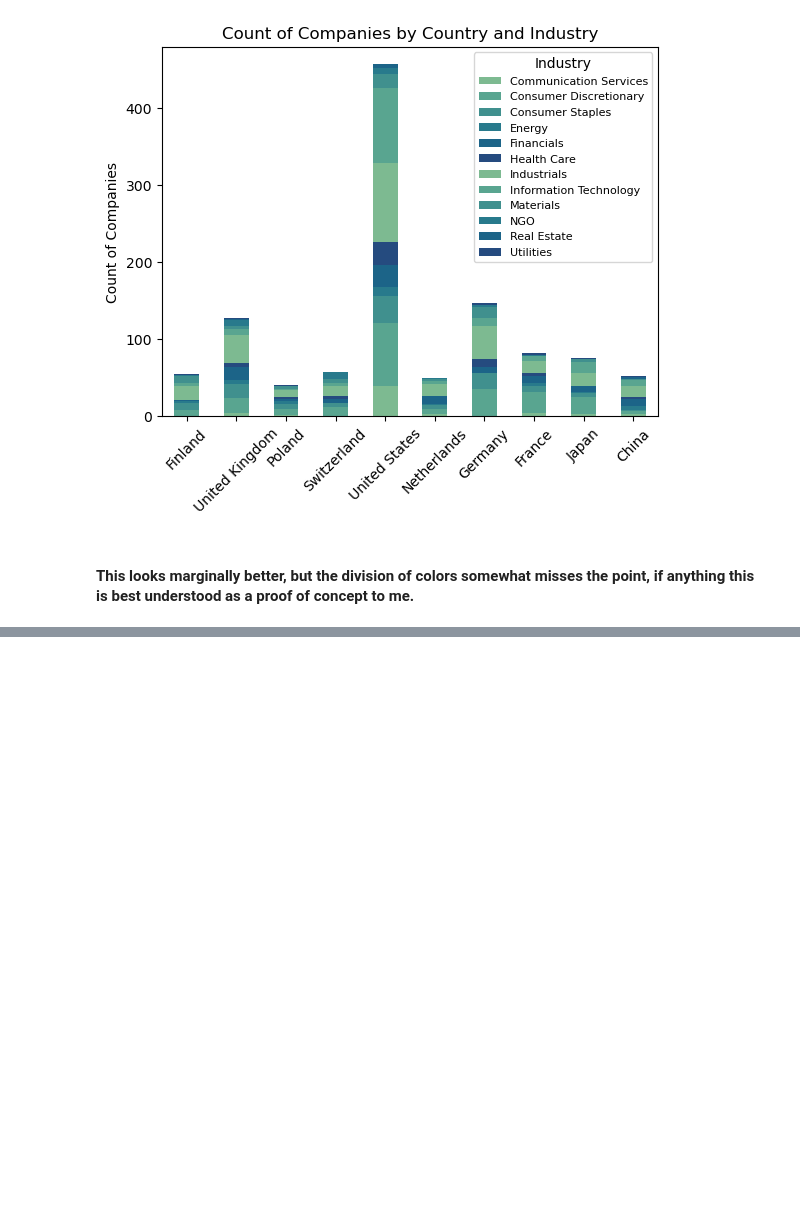
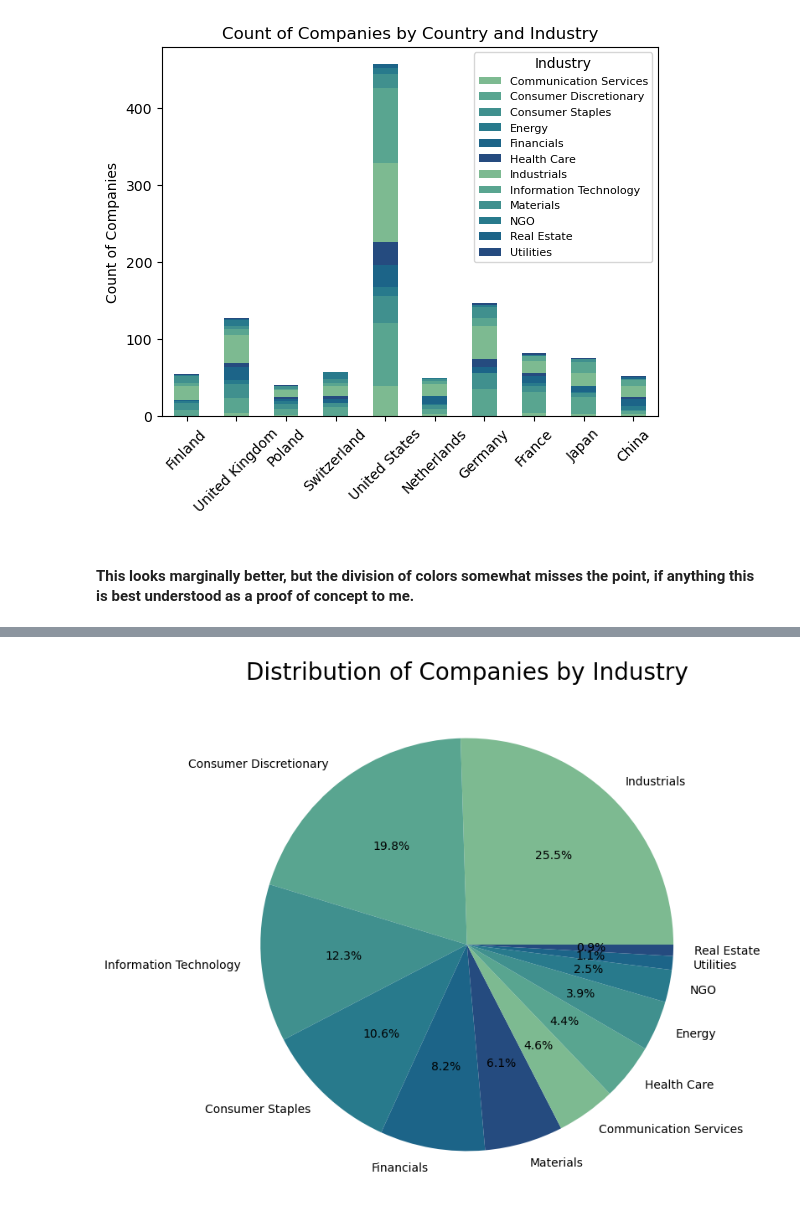
Before and after one commit to tralinde/companies_in_russia, a Jupyter notebook: notebooks/stretch_goals.ipynb, the cells around one changed output, grey strips where cells are left out. Drawn from its saved outputs; the diff is of its cells as text; code cells hidden in the pictures; blank space fills up the shorter version.

Commit message:
Final touches on powerpoint and the creation of a couple pie charts for proof of concept and contextualization of the data.

```diff
--- a/notebooks/stretch_goals.ipynb
+++ b/notebooks/stretch_goals.ipynb
@@ -95,0 +101,3 @@ plt.show()
+# %%
+# Will start by taking a count of companies by industry.
+industry_counts = country_data['Industry'].value_counts()
@@ -95,0 +120,13 @@ plt.show()
+# %%
+y = np.array([industry_counts])
+
+labels = industry_counts.index
+counts = industry_counts.values
+plt.figure(figsize=(8,8))
+plt.pie(counts, labels=labels, autopct='%1.1f%%')
+plt.title('Distribution of Companies by Industry', fontsize = 20)
+
+
+plt.show()
+# %% [output]
+[figure, added]
```
Also changed, not shown: parts of 9 cells of this notebook, 14 other files.
